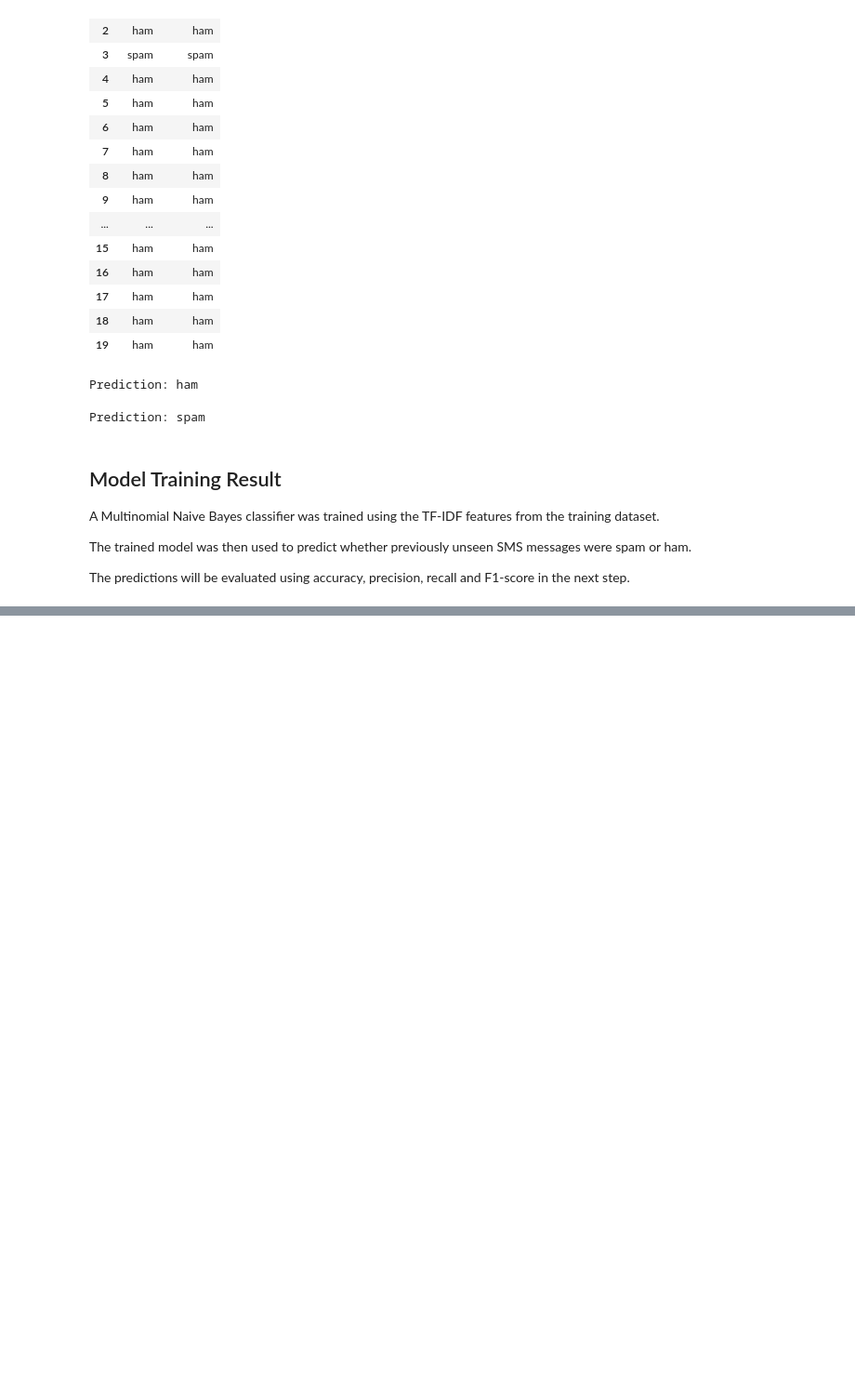
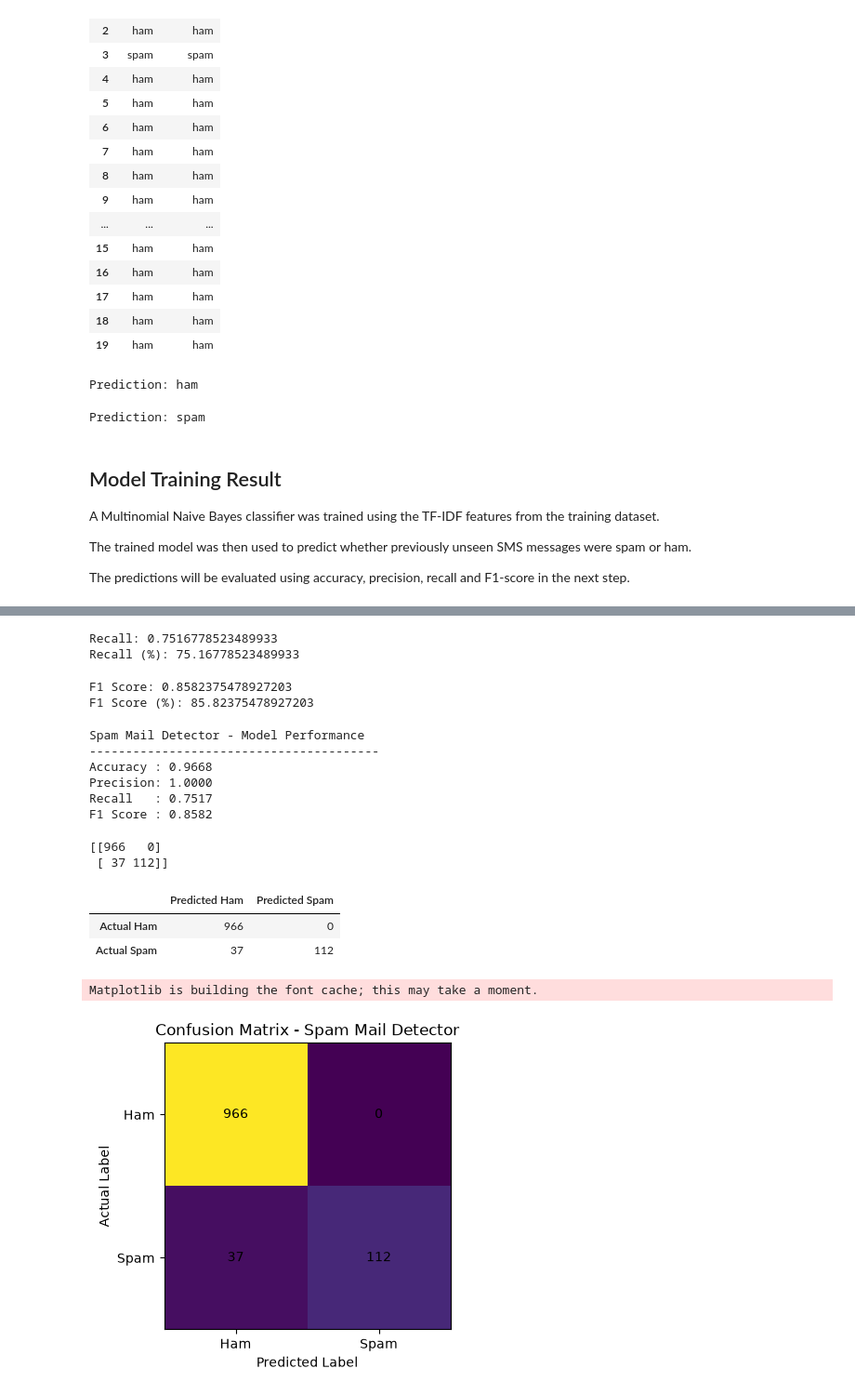
Before and after one commit to Lavanya-1134/Spam-Mail-Detector, a Jupyter notebook: notebooks/Spam_Mail_Detector.ipynb, the cells around one changed output, grey strips where cells are left out. Shown at 93% size. Drawn from its saved outputs; the diff is of its cells as text; code cells hidden in the pictures; blank space fills up the shorter version.

Commit message:
feat: evaluate spam classifier performance

```diff
--- a/notebooks/Spam_Mail_Detector.ipynb
+++ b/notebooks/Spam_Mail_Detector.ipynb
@@ -326,0 +376,39 @@ in the next step.
+# %%
+recall = recall_score(y_test, y_pred, pos_label="spam")
+
+print("Recall:", recall)
+print("Recall (%):", recall * 100)
+# %% [output]
+Recall: 0.7516778523489933
+Recall (%): 75.16778523489933
+# %%
+f1 = f1_score(y_test, y_pred, pos_label="spam")
+
+print("F1 Score:", f1)
+print("F1 Score (%):", f1 * 100)
+# %% [output]
+F1 Score: 0.8582375478927203
+F1 Score (%): 85.82375478927203
+# %%
+print("Spam Mail Detector - Model Performance")
+print("-" * 40)
+print(f"Accuracy : {accuracy:.4f}")
+print(f"Precision: {precision:.4f}")
+print(f"Recall   : {recall:.4f}")
+print(f"F1 Score : {f1:.4f}")
+# %% [output]
+Spam Mail Detector - Model Performance
+----------------------------------------
+Accuracy : 0.9668
+Precision: 1.0000
+Recall   : 0.7517
+F1 Score : 0.8582
+# %%
+from sklearn.metrics import confusion_matrix
+
+cm = confusion_matrix(y_test, y_pred, labels=["ham", "spam"])
+
+print(cm)
+# %% [output]
+[[966   0]
+ [ 37 112]]
@@ -326,0 +417,33 @@ in the next step.
+# %%
+cm_df = pd.DataFrame(
+    cm,
+    index=["Actual Ham", "Actual Spam"],
+    columns=["Predicted Ham", "Predicted Spam"]
+)
+
+cm_df
+# %% [output]
+|  | Predicted Ham | Predicted Spam |
+| Actual Ham | 966 | 0 |
+| Actual Spam | 37 | 112 |
+# %%
+import matplotlib.pyplot as plt
+
+plt.figure(figsize=(6, 4))
+plt.imshow(cm)
+
+plt.title("Confusion Matrix - Spam Mail Detector")
+plt.xlabel("Predicted Label")
+plt.ylabel("Actual Label")
+
+plt.xticks([0, 1], ["Ham", "Spam"])
+plt.yticks([0, 1], ["Ham", "Spam"])
+
+for i in range(2):
+    for j in range(2):
+        plt.text(j, i, cm[i, j], ha="center", va="center")
+
+plt.show()
+# %% [output]
+Matplotlib is building the font cache; this may take a moment.
+[figure, added]
```
Also changed, not shown: parts of 7 cells of this notebook.
